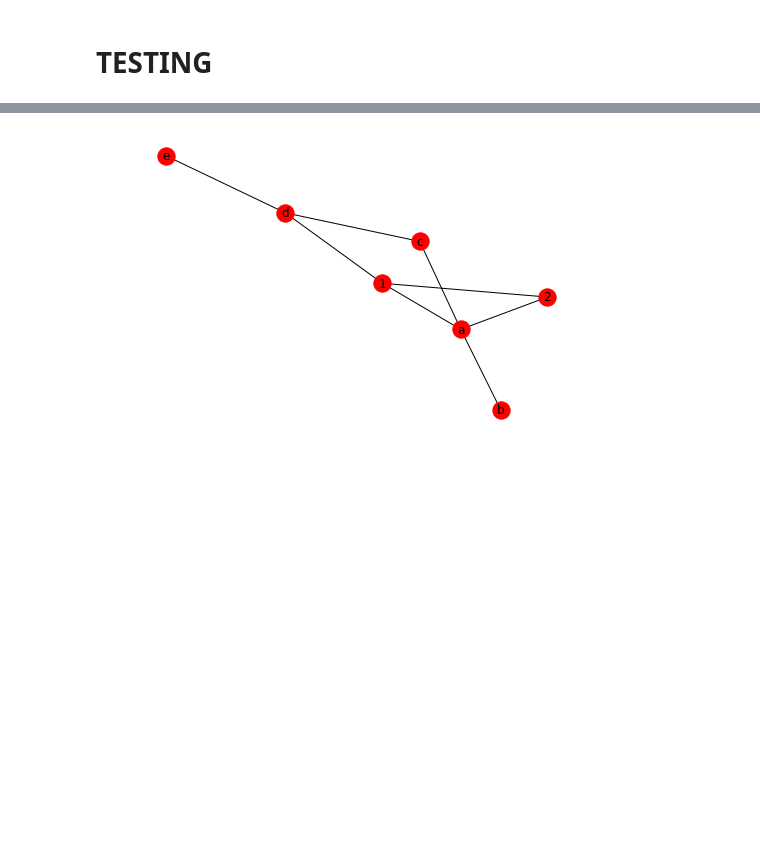
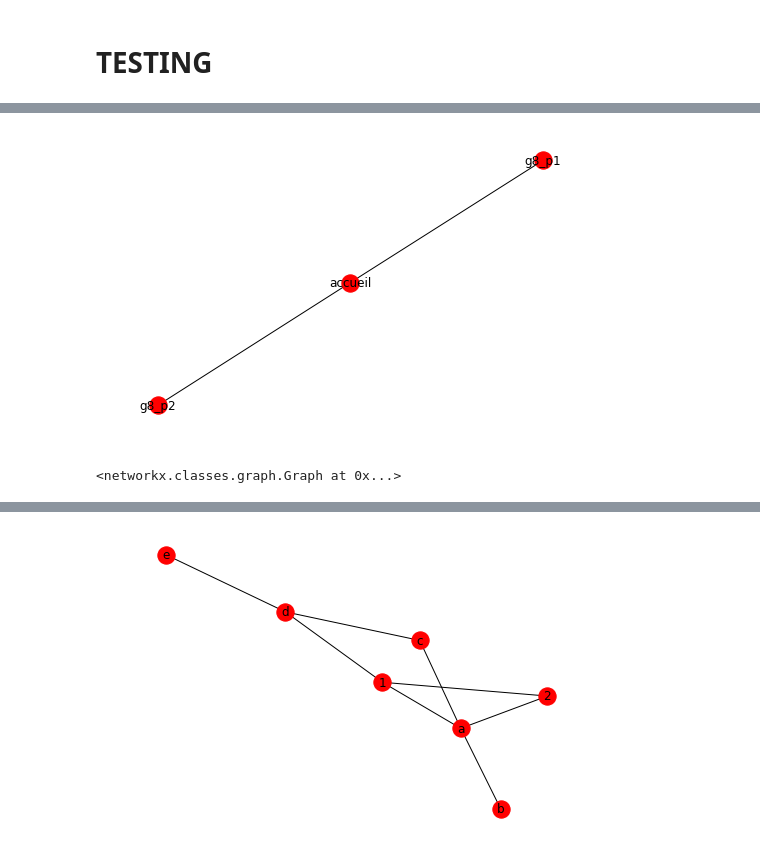
Before and after one commit to CarlosVargasF/grid_generation, a Jupyter notebook: gen_init.ipynb, the cells around one changed output, grey strips where cells are left out. Cells and saved outputs as stored; diff of their text form; code cells hidden in the pictures; blank space fills up the shorter version.

```diff
--- a/gen_init.ipynb
+++ b/gen_init.ipynb
@@ -303,0 +602,5 @@ None, None, None,
+# %%
+g8.to_graph()
+# %% [output]
+[figure, added]
+<networkx.classes.graph.Graph at 0x...>
```
Also changed, not shown: parts of 26 cells of this notebook.
